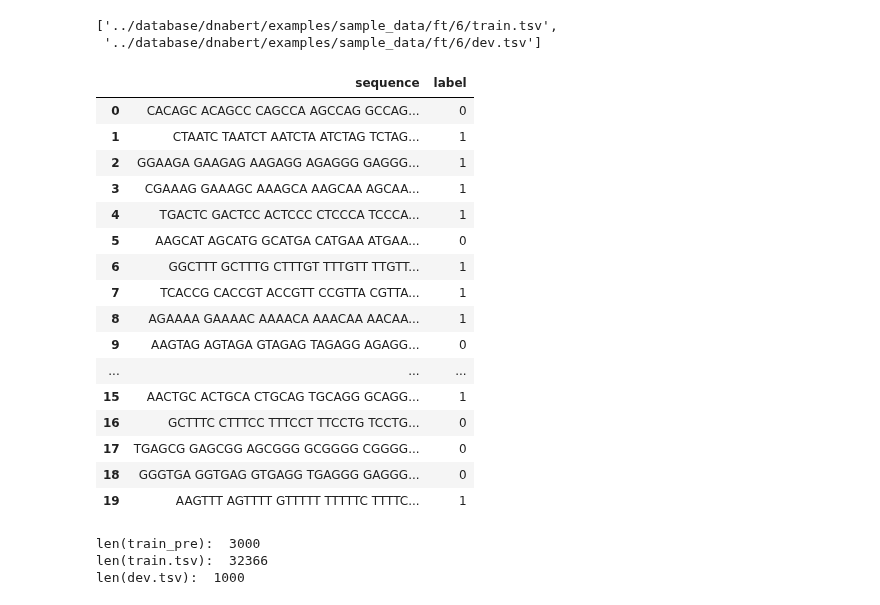
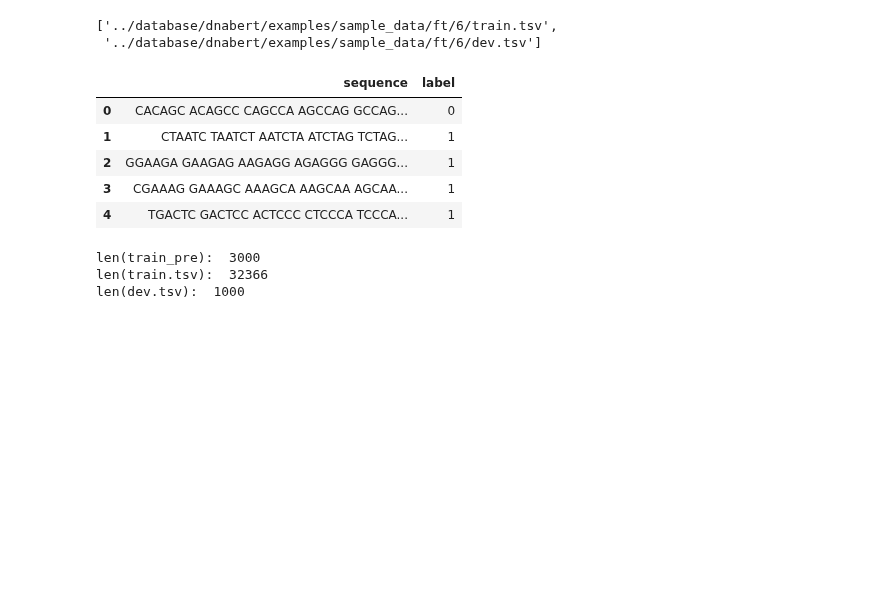
Before and after one commit to caocao0525/NSP, a Jupyter notebook: fine_tuning_data_preparation.ipynb, the cells around one changed output. Saved outputs shown, nothing was run; the diff lists cells and outputs as text; code cells hidden in the pictures; blank space fills up the shorter version.

```diff
--- a/fine_tuning_data_preparation.ipynb
+++ b/fine_tuning_data_preparation.ipynb
@@ -24,25 +24,14 @@ train_pre=pd.read_csv("../database/dnabert/examples/sample_data/pre/6_3k.txt", s
 train=pd.read_csv(file_list[0], sep="\t")
 dev=pd.read_csv(file_list[1], sep="\t")
 # %%
-train.head(20)
+train.head()
 # %% [output]
 |  | sequence | label |
 | 0 | CACAGC ACAGCC CAGCCA AGCCAG GCCAG... | 0 |
 | 1 | CTAATC TAATCT AATCTA ATCTAG TCTAG... | 1 |
 | 2 | GGAAGA GAAGAG AAGAGG AGAGGG GAGGG... | 1 |
 | 3 | CGAAAG GAAAGC AAAGCA AAGCAA AGCAA... | 1 |
 | 4 | TGACTC GACTCC ACTCCC CTCCCA TCCCA... | 1 |
-| 5 | AAGCAT AGCATG GCATGA CATGAA ATGAA... | 0 |
-| 6 | GGCTTT GCTTTG CTTTGT TTTGTT TTGTT... | 1 |
-| 7 | TCACCG CACCGT ACCGTT CCGTTA CGTTA... | 1 |
-| 8 | AGAAAA GAAAAC AAAACA AAACAA AACAA... | 1 |
-| 9 | AAGTAG AGTAGA GTAGAG TAGAGG AGAGG... | 0 |
-| ... | ... | ... |
-| 15 | AACTGC ACTGCA CTGCAG TGCAGG GCAGG... | 1 |
-| 16 | GCTTTC CTTTCC TTTCCT TTCCTG TCCTG... | 0 |
-| 17 | TGAGCG GAGCGG AGCGGG GCGGGG CGGGG... | 0 |
-| 18 | GGGTGA GGTGAG GTGAGG TGAGGG GAGGG... | 0 |
-| 19 | AAGTTT AGTTTT GTTTTT TTTTTC TTTTC... | 1 |
 # %%
 print("len(train_pre): ", len(train_pre))
 print("len(train.tsv): ", len(train))
```
Also changed, not shown: parts of 15 cells of this notebook, 1 other file.
